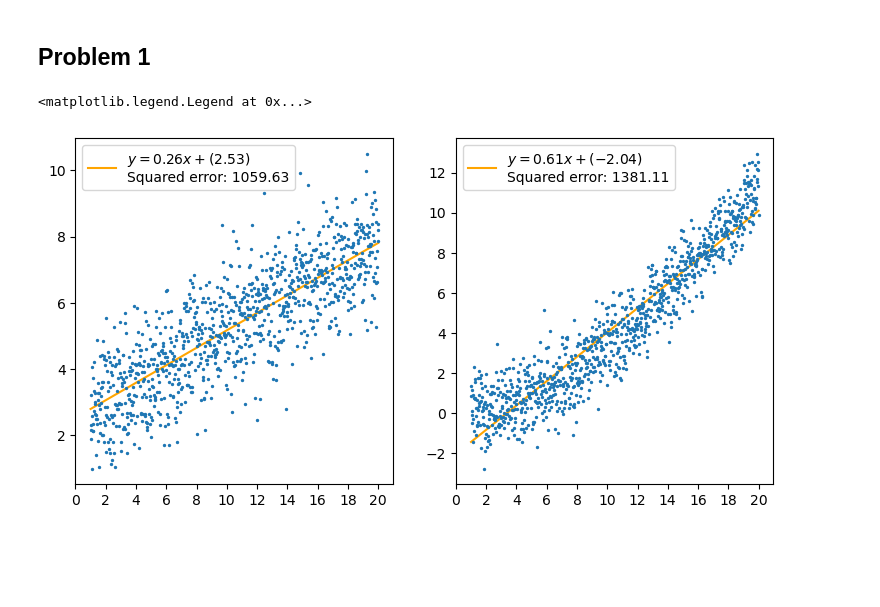
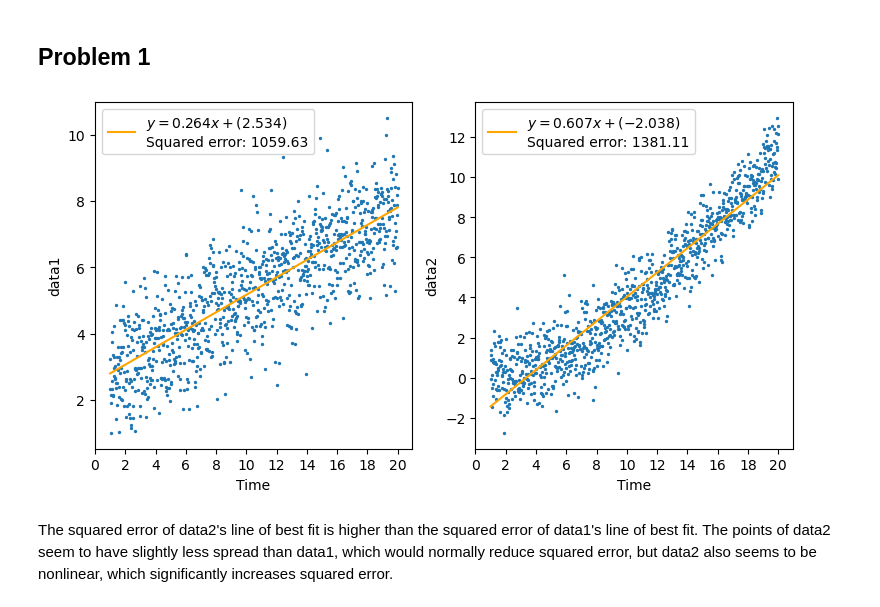
Before and after one commit to jaketanderson/phys41, a Jupyter notebook: Homework_6/Homework_6.ipynb, the cells around one changed output. Saved outputs shown, nothing was run; the diff lists cells and outputs as text; code cells hidden in the pictures; blank space fills up the shorter version.

```diff
--- a/Homework_6/Homework_6.ipynb
+++ b/Homework_6/Homework_6.ipynb
@@ -31,38 +31,44 @@ def line(params, x):
     return m * x + b
 
 
-def error(params, x, data):
+def error1(params, x, data):
     y_true = data
     y_pred = line(params, x)
     return np.sum((y_true - y_pred) ** 2)
 # %%
-x0 = [1, 1]
-result1 = minimize(error, x0, args=(times, data1))
-result2 = minimize(error, x0, args=(times, data2))
+result1 = minimize(error1, [1, 1], args=(times, data1))
+result2 = minimize(error1, [1, 1], args=(times, data2))
 
 fig, (ax1, ax2) = plt.subplots(nrows=1, ncols=2, figsize=(9, 4.5))
 
 ax1.scatter(times, data1, s=2)
 ax1.plot(
     times,
     line(result1.x, times),
     color="orange",
-    zorder=-10,
-    label=f"$y={result1.x[0]:0.2f}x+({result1.x[1]:0.2f})$\nSquared error: {result1.fun:0.2f}",
+    zorder=10,
+    label=f"$y={result1.x[0]:0.3f}x+({result1.x[1]:0.3f})$\nSquared error: {result1.fun:0.2f}",
 )
 ax1.set_xticks(np.arange(min(times) - 1, max(times) + 1, 2))
+ax1.set_xlabel("Time")
+ax1.set_ylabel("data1")
 ax1.legend()
 
 ax2.scatter(times, data2, s=2)
 ax2.plot(
     times,
     line(result2.x, times),
     color="orange",
-    zorder=-10,
-    label=f"$y={result2.x[0]:0.2f}x+({result2.x[1]:0.2f})$\nSquared error: {result2.fun:0.2f}",
+    zorder=10,
+    label=f"$y={result2.x[0]:0.3f}x+({result2.x[1]:0.3f})$\nSquared error: {result2.fun:0.2f}",
 )
 ax2.set_xticks(np.arange(min(times) - 1, max(times) + 1, 2))
+ax2.set_xlabel("Time")
+ax2.set_ylabel("data2")
 ax2.legend()
+
+fig.show()
 # %% [output]
-<matplotlib.legend.Legend at 0x...>
-[figure, old version]
+[figure, new version]
+# %% [markdown]
+The squared error of data2's line of best fit is higher than the squared error of data1's line of best fit. The points of data2 seem to have slightly less spread than data1, which would normally reduce squared error, but data2 also seems to be nonlinear, which significantly increases squared error.
```
Also changed, not shown: parts of 3 cells of this notebook.
